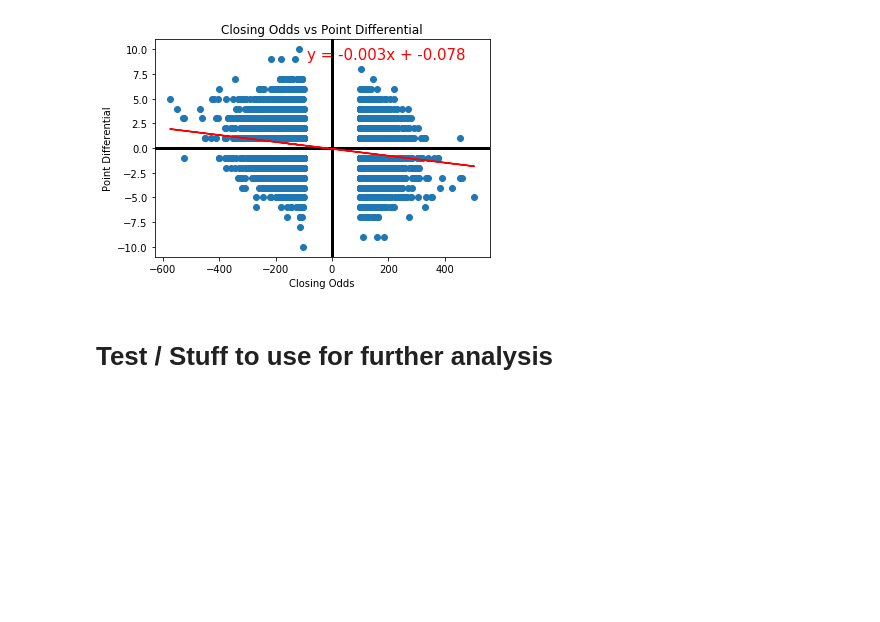
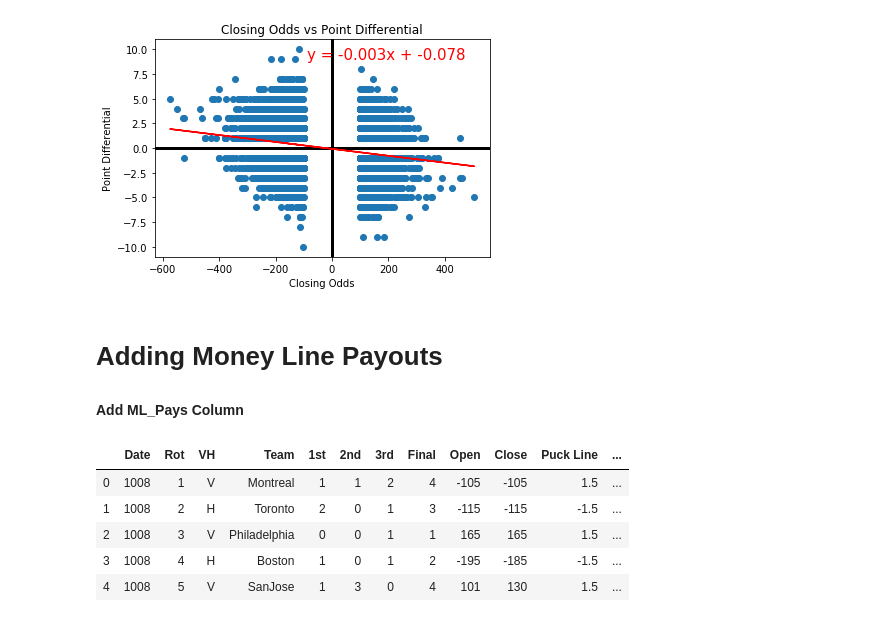
Before and after one commit to MGao535/Betting-on-NHL, a Jupyter notebook: mvp/notebooks/Project1_mvp.ipynb, the cells around one changed output. Cells and saved outputs as stored; diff of their text form; code cells hidden in the pictures; blank space fills up the shorter version.

Commit message:
Added Columns
added 4 more columns to be used for further data analysis.

```diff
--- a/mvp/notebooks/Project1_mvp.ipynb
+++ b/mvp/notebooks/Project1_mvp.ipynb
@@ -178,5 +178,3 @@ plt.ylabel("Point Differential")
 plt.show()
 # %% [output]
 [figure]
-# %% [markdown]
-# Test / Stuff to use for further analysis
@@ -263,0 +181,24 @@ plt.show()
+# %% [markdown]
+# Adding Money Line Payouts
+
+#### Add ML_Pays Column
+# %%
+ml_pays_result = []
+
+for i in range(0, df.shape[0]):
+    if df['Close'].iloc[i] < 0:
+        result = -100/df['Close'].iloc[i]
+        ml_pays_result.append(result)
+    else:
+        result = df['Close'].iloc[i]/100
+        ml_pays_result.append(result)
+
+df['ML_Pays'] = ml_pays_result
+df.head()
+# %% [output]
+|  | Date | Rot | VH | Team | 1st | 2nd | 3rd | Final | Open | Close | Puck Line | ... |
+| 0 | 1008 | 1 | V | Montreal | 1 | 1 | 2 | 4 | -105 | -105 | 1.5 | ... |
+| 1 | 1008 | 2 | H | Toronto | 2 | 0 | 1 | 3 | -115 | -115 | -1.5 | ... |
+| 2 | 1008 | 3 | V | Philadelphia | 0 | 0 | 1 | 1 | 165 | 165 | 1.5 | ... |
+| 3 | 1008 | 4 | H | Boston | 1 | 0 | 1 | 2 | -195 | -185 | -1.5 | ... |
+| 4 | 1008 | 5 | V | SanJose | 1 | 3 | 0 | 4 | 101 | 130 | 1.5 | ... |
```
Also changed, not shown: parts of 7 cells of this notebook.
